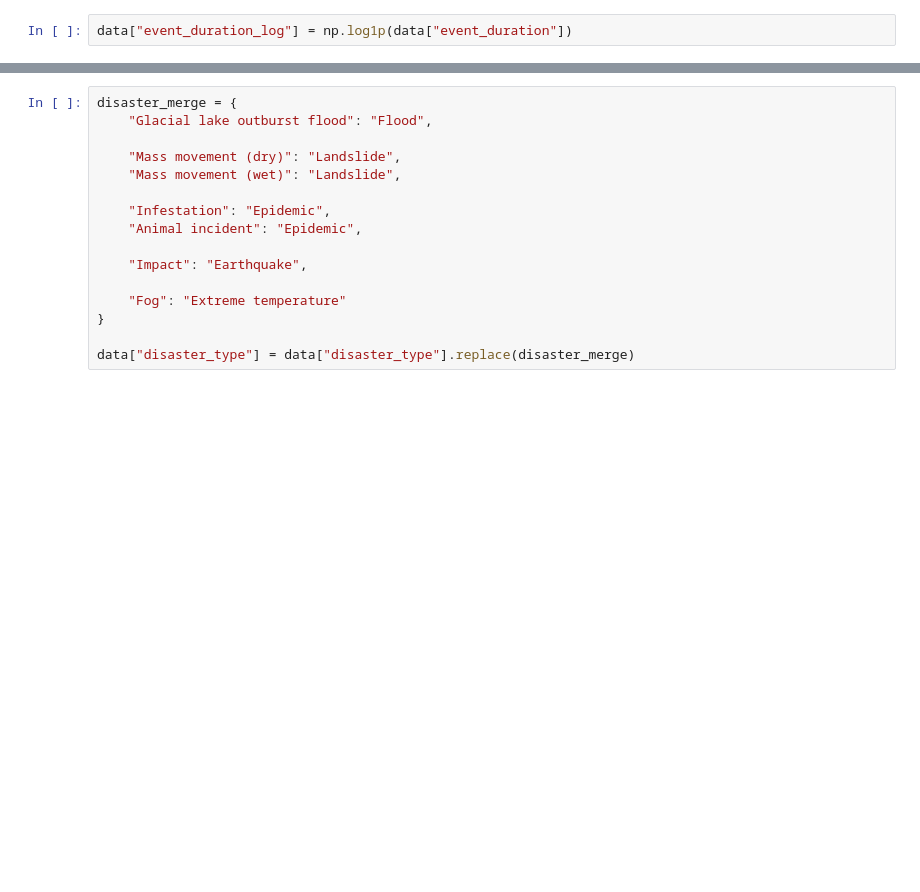
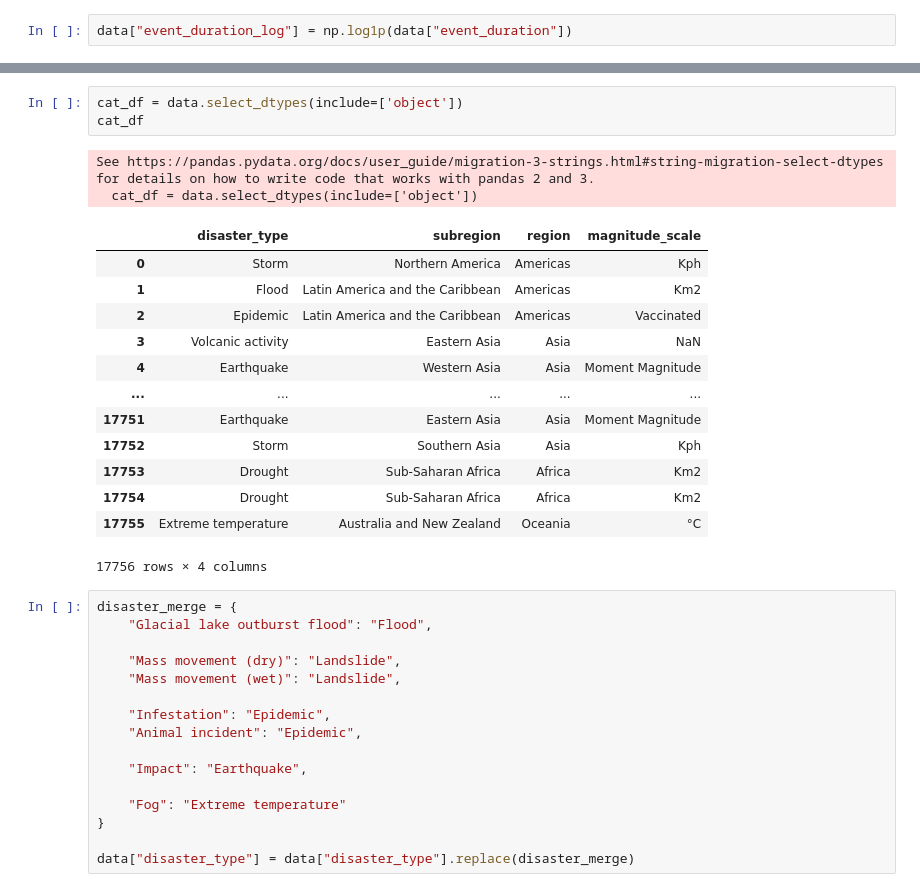
Before and after one commit to chaw-ai-tech/disaster-type-prediction, a Jupyter notebook: notebooks/02_data_EDA.ipynb, the cells around one changed output, grey strips where cells are left out. Cells and saved outputs as stored; diff of their text form; blank space fills up the shorter version.

```diff
--- a/notebooks/02_data_EDA.ipynb
+++ b/notebooks/02_data_EDA.ipynb
@@ -180,3 +242,22 @@ Index(['disaster_type', 'subregion', 'region', 'declaration', 'magnitude',
+# %%
+cat_df = data.select_dtypes(include=['object'])
+cat_df
+# %% [output]
+See https://pandas.pydata.org/docs/user_guide/migration-3-strings.html#string-migration-select-dtypes for details on how to write code that works with pandas 2 and 3.
+  cat_df = data.select_dtypes(include=['object'])
+|  | disaster_type | subregion | region | magnitude_scale |
+| 0 | Storm | Northern America | Americas | Kph |
+| 1 | Flood | Latin America and the Caribbean | Americas | Km2 |
+| 2 | Epidemic | Latin America and the Caribbean | Americas | Vaccinated |
+| 3 | Volcanic activity | Eastern Asia | Asia | NaN |
+| 4 | Earthquake | Western Asia | Asia | Moment Magnitude |
+| ... | ... | ... | ... | ... |
+| 17751 | Earthquake | Eastern Asia | Asia | Moment Magnitude |
+| 17752 | Storm | Southern Asia | Asia | Kph |
+| 17753 | Drought | Sub-Saharan Africa | Africa | Km2 |
+| 17754 | Drought | Sub-Saharan Africa | Africa | Km2 |
+| 17755 | Extreme temperature | Australia and New Zealand | Oceania | °C |
+17756 rows × 4 columns
 # %%
 disaster_merge = {
     "Glacial lake outburst flood": "Flood",
```
Also changed, not shown: parts of 46 cells of this notebook, 1 other file.
